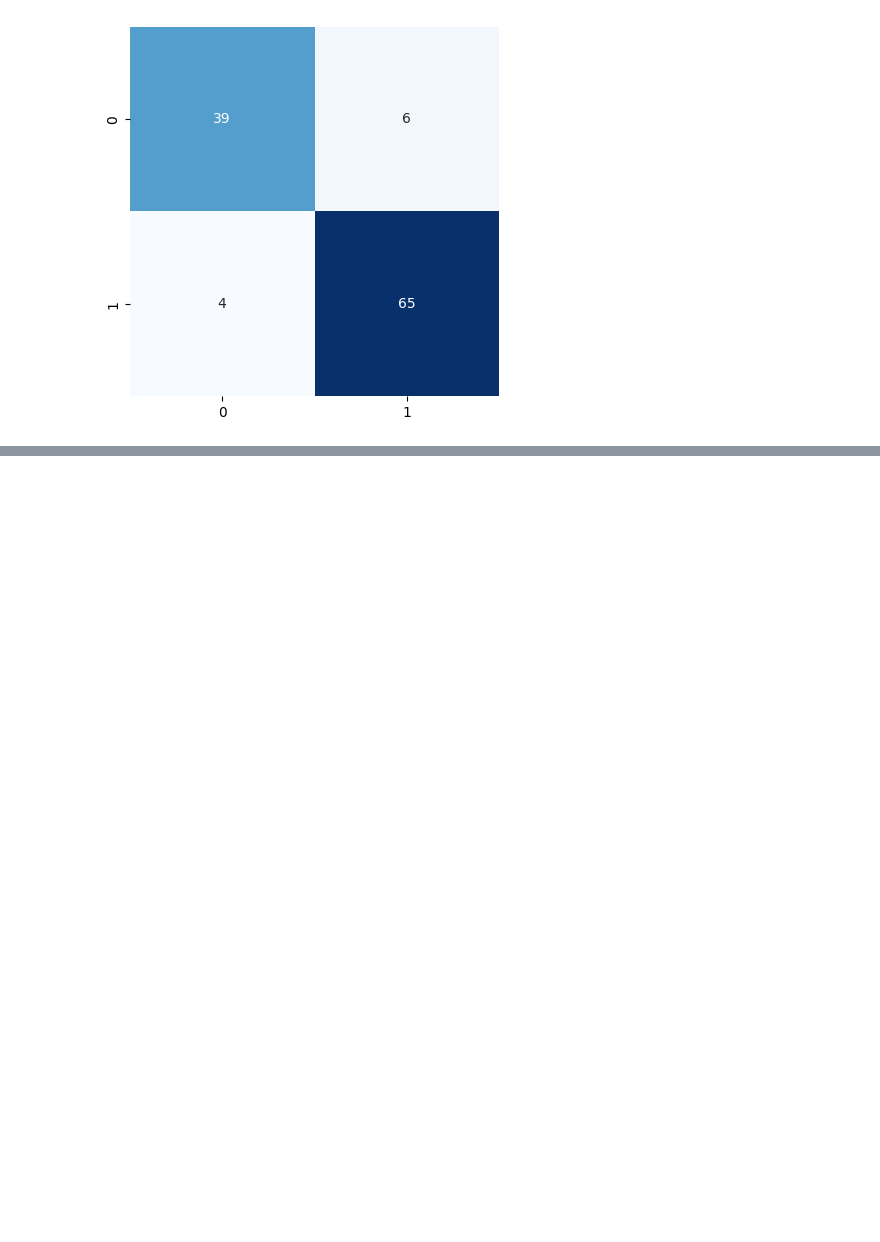
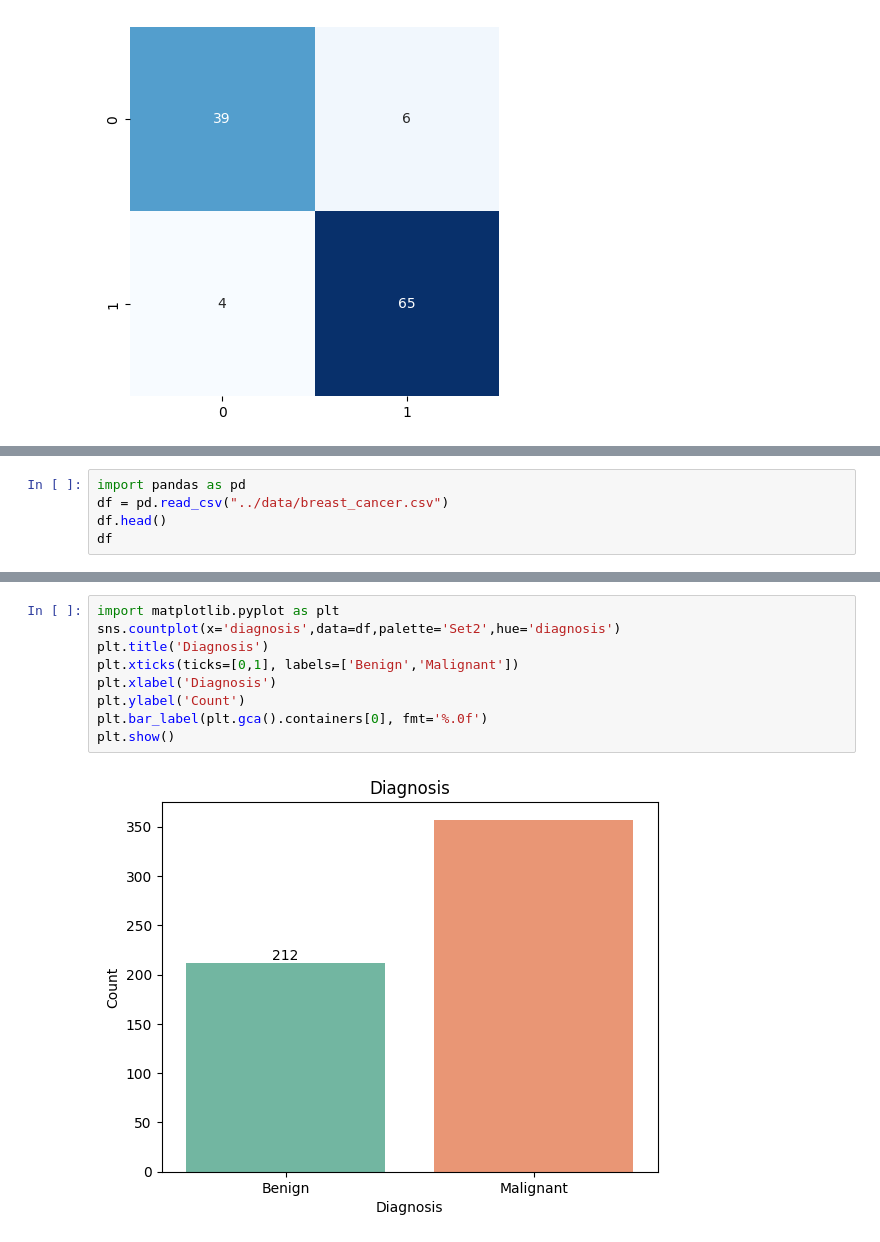
Before and after one commit to fuadh246/ML, a Jupyter notebook: Decision_Trees/DecisionTrees.ipynb, the cells around one changed output, grey strips where cells are left out. Drawn from its saved outputs; the diff is of its cells as text; blank space fills up the shorter version.

```diff
--- a/Decision_Trees/DecisionTrees.ipynb
+++ b/Decision_Trees/DecisionTrees.ipynb
@@ -145,0 +152,5 @@ F1 Score: 0.9285714285714286
+# %%
+import pandas as pd
+df = pd.read_csv("../data/breast_cancer.csv")
+df.head()
+df
@@ -145,0 +184,11 @@ F1 Score: 0.9285714285714286
+# %%
+import matplotlib.pyplot as plt
+sns.countplot(x='diagnosis',data=df,palette='Set2',hue='diagnosis')
+plt.title('Diagnosis')
+plt.xticks(ticks=[0,1], labels=['Benign','Malignant'])
+plt.xlabel('Diagnosis')
+plt.ylabel('Count')
+plt.bar_label(plt.gca().containers[0], fmt='%.0f')
+plt.show()
+# %% [output]
+[figure, added]
```
Also changed, not shown: parts of 9 cells of this notebook, 3 other files.
